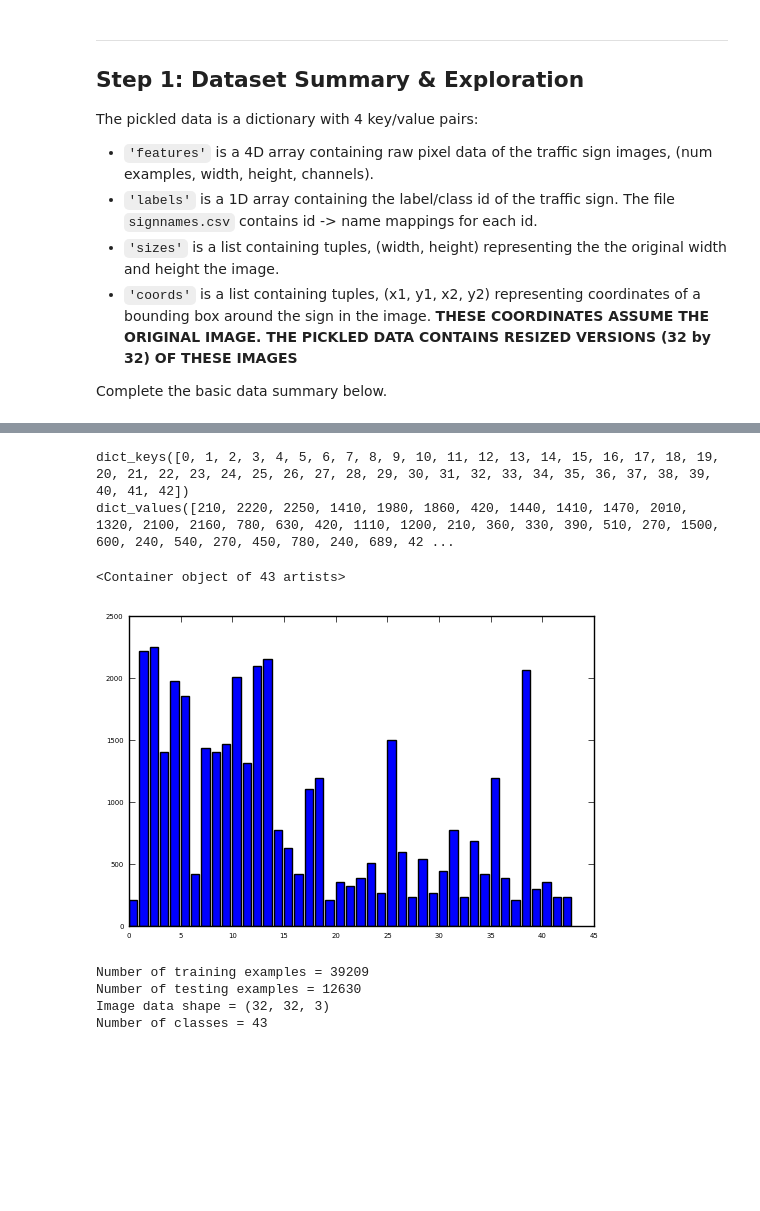
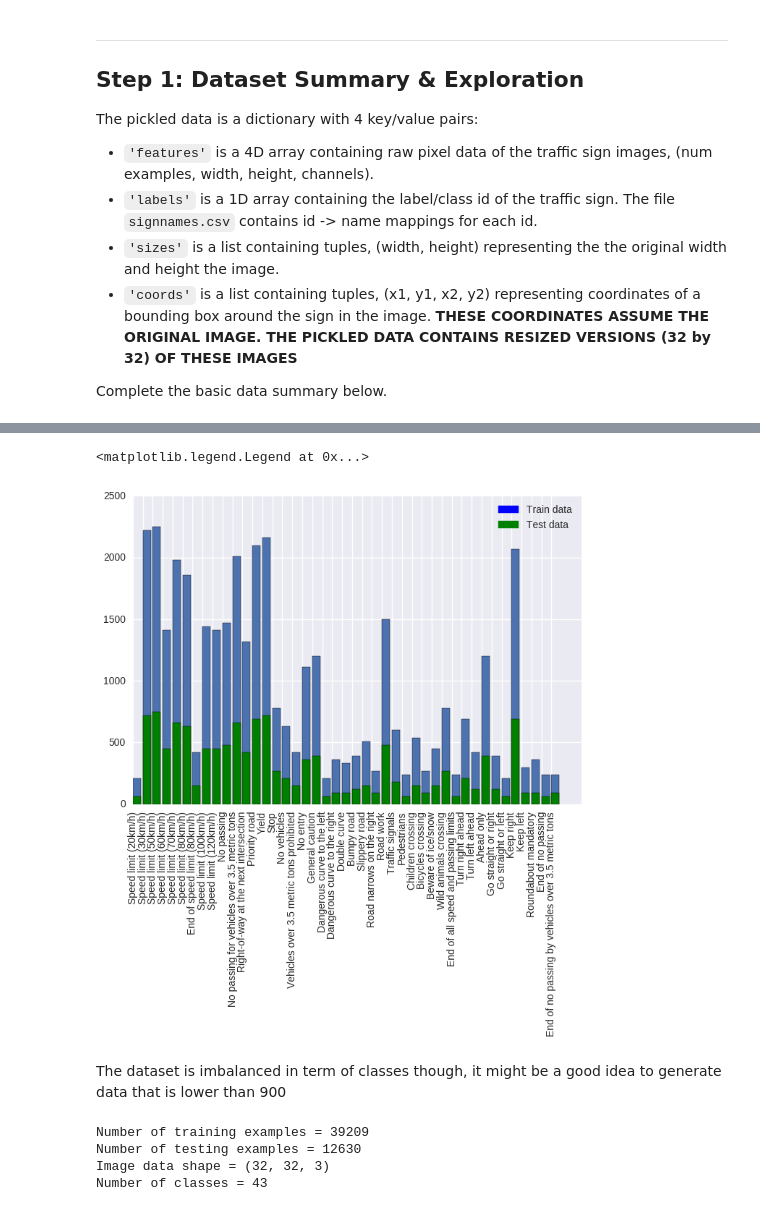
Before and after one commit to kangaroooh/CarND-Traffic-Sign-Classifier-Project, a Jupyter notebook: Traffic_Sign_Classifier.ipynb, the cells around one changed output, grey strips where cells are left out. Saved outputs shown, nothing was run; the diff lists cells and outputs as text; code cells hidden in the pictures; blank space fills up the shorter version.

```diff
--- a/Traffic_Sign_Classifier.ipynb
+++ b/Traffic_Sign_Classifier.ipynb
@@ -94,15 +91,22 @@ from pprint import pprint as pp
-# %%
-c = Counter(y_train)
-pp(c.keys())
-pp(c.values())
-# %% [output]
-dict_keys([0, 1, 2, 3, 4, 5, 6, 7, 8, 9, 10, 11, 12, 13, 14, 15, 16, 17, 18, 19, 20, 21, 22, 23, 24, 25, 26, 27, 28, 29, 30, 31, 32, 33, 34, 35, 36, 37, 38, 39, 40, 41, 42])
-dict_values([210, 2220, 2250, 1410, 1980, 1860, 420, 1440, 1410, 1470, 2010, 1320, 2100, 2160, 780, 630, 420, 1110, 1200, 210, 360, 330, 390, 510, 270, 1500, 600, 240, 540, 270, 450, 780, 240, 689, 42 ...
-# %%
-plt.bar(list(c.keys()),list(c.values()))
-# %% [output]
-<Container object of 43 artists>
-[figure, removed]
+# %%
+from collections import Counter
+import matplotlib.patches as mpatches
+import seaborn as sns
+
+c = Counter(y_train)
+c2 = Counter(y_test)
+
+plt.bar(list(c.keys()),list(c.values()))
+plt.bar(list(c2.keys()),list(c2.values()),color='green')
+blue_patch = mpatches.Patch(color='blue', label='Train data')
+green_patch = mpatches.Patch(color='green', label='Test data')
+plt.xticks(list(c.keys()), sign_lookup['SignName'],rotation='90')
+plt.legend(handles=[blue_patch,green_patch])
+# %% [output]
+<matplotlib.legend.Legend at 0x...>
+[figure, added]
+# %% [markdown]
+The dataset is imbalanced in term of classes though, it might be a good idea to generate data that is lower than 900
 # %%
 ### Replace each question mark with the appropriate value.
 
```
Also changed, not shown: parts of 23 cells of this notebook.
